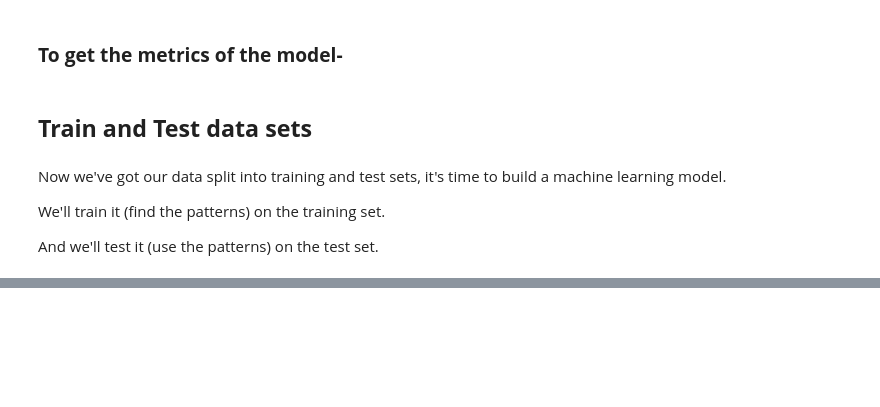
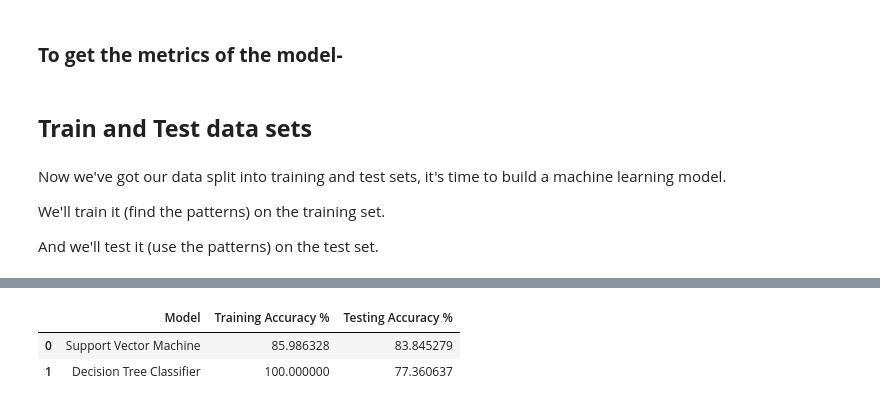
Before and after one commit to VermaSanjayrk/Cardiovascular-Risk-Prediction, a Jupyter notebook: Cardiovascular_Risk_Prediction.ipynb, the cells around one changed output, grey strips where cells are left out. Drawn from its saved outputs; the diff is of its cells as text; code cells hidden in the pictures; blank space fills up the shorter version.

```diff
--- a/Cardiovascular_Risk_Prediction.ipynb
+++ b/Cardiovascular_Risk_Prediction.ipynb
@@ -544,0 +547,9 @@ And we'll test it (use the patterns) on the test set.
+# %%
+from sklearn.svm import SVC
+
+
+svm_clf = SVC(kernel='rbf', gamma=0.1, C=1.0)
+svm_clf.fit(X_train, y_train)
+
+print_score(svm_clf, X_train, y_train, X_test, y_test, train=True)
+print_score(svm_clf, X_train, y_train, X_test, y_test, train=False)
@@ -544,0 +574,7 @@ And we'll test it (use the patterns) on the test set.
+# %%
+test_score = accuracy_score(y_test, svm_clf.predict(X_test)) * 100
+train_score = accuracy_score(y_train, svm_clf.predict(X_train)) * 100
+
+results_df = pd.DataFrame(data=[["Support Vector Machine", train_score, test_score]],
+                          columns=['Model', 'Training Accuracy %', 'Testing Accuracy %'])
+results_df
@@ -544,0 +586,9 @@ And we'll test it (use the patterns) on the test set.
+# %%
+from sklearn.tree import DecisionTreeClassifier
+
+
+tree_clf = DecisionTreeClassifier(random_state=42)
+tree_clf.fit(X_train, y_train)
+
+print_score(tree_clf, X_train, y_train, X_test, y_test, train=True)
+print_score(tree_clf, X_train, y_train, X_test, y_test, train=False)
@@ -544,0 +613,12 @@ And we'll test it (use the patterns) on the test set.
+# %%
+test_score = accuracy_score(y_test, tree_clf.predict(X_test)) * 100
+train_score = accuracy_score(y_train, tree_clf.predict(X_train)) * 100
+
+results_df_2 = pd.DataFrame(data=[["Decision Tree Classifier", train_score, test_score]],
+                          columns=['Model', 'Training Accuracy %', 'Testing Accuracy %'])
+results_df = results_df.append(results_df_2, ignore_index=True)
+results_df
+# %% [output]
+|  | Model | Training Accuracy % | Testing Accuracy % |
+| 0 | Support Vector Machine | 85.986328 | 83.845279 |
+| 1 | Decision Tree Classifier | 100.000000 | 77.360637 |
```
Also changed, not shown: parts of 5 cells of this notebook.
